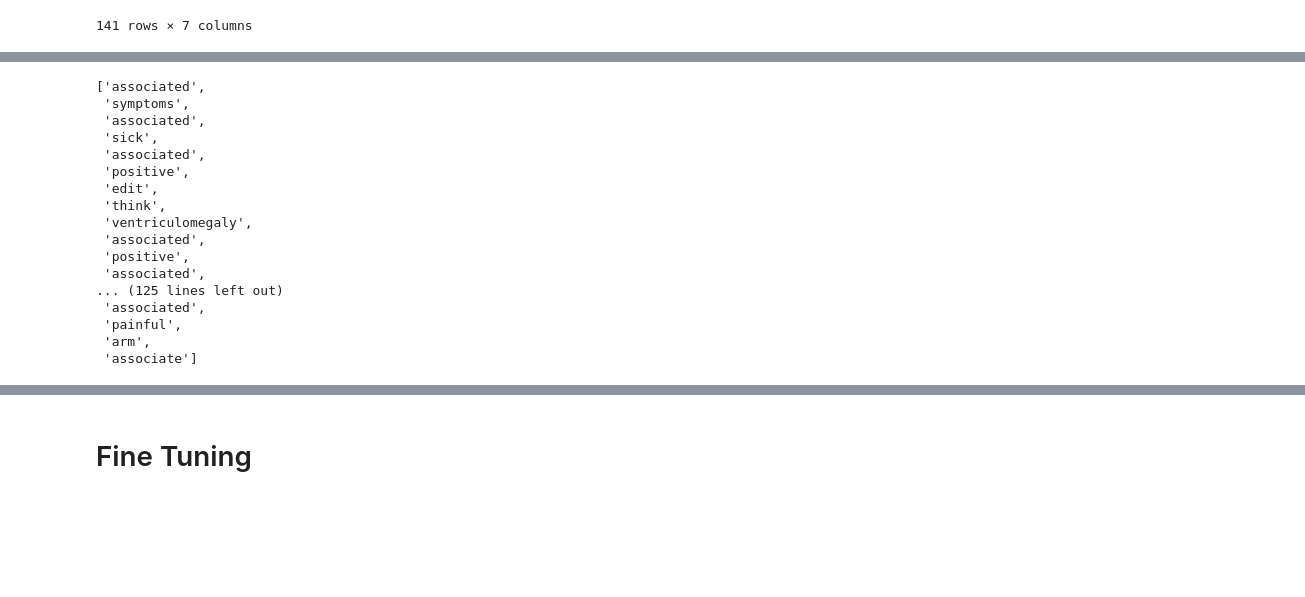
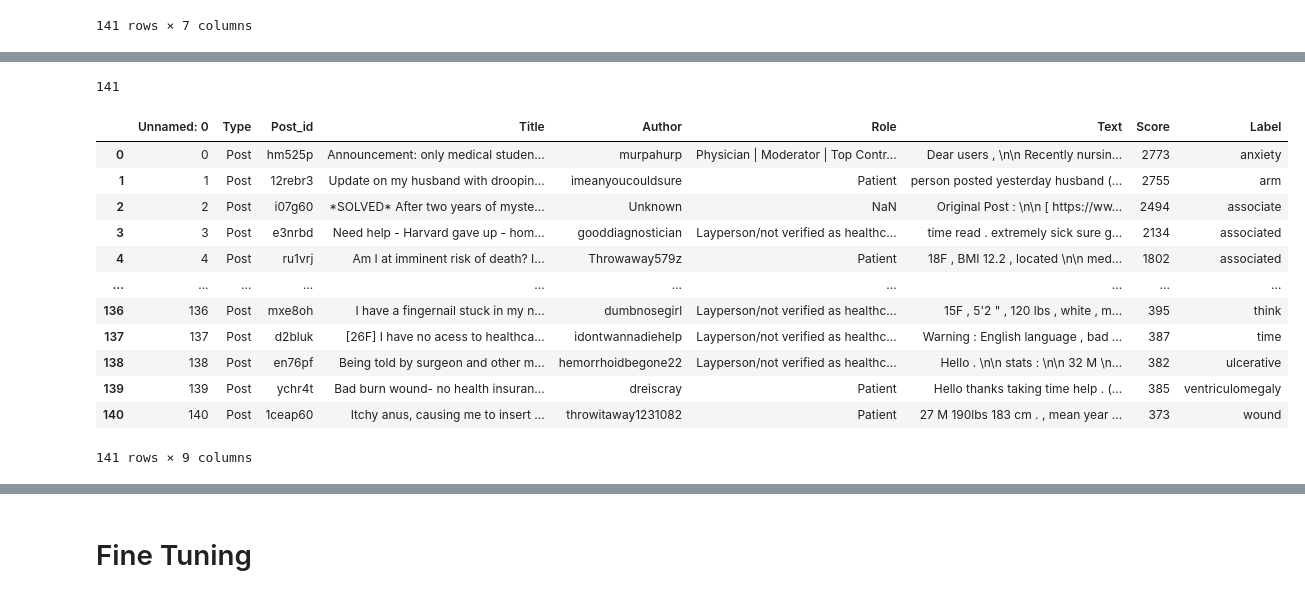
Before and after one commit to ksushrut/LLMProject, a Jupyter notebook: llm.ipynb, the cells around one changed output, grey strips where cells are left out. Cells and saved outputs as stored; diff of their text form; code cells hidden in the pictures; blank space fills up the shorter version.

Commit message:
solved code

```diff
--- a/llm.ipynb
+++ b/llm.ipynb
@@ -329,27 +357,29 @@ arm
 labelY=[]
 with open("labelsoutput.txt") as file:
   for item in file:
-
     labelY.append(item[:len(item)-1])
-labelY
+labelY.sort()
+print(len(labelY))
 # %% [output]
-['associated',
- 'symptoms',
- 'associated',
- 'sick',
- 'associated',
- 'positive',
- 'edit',
- 'think',
- 'ventriculomegaly',
- 'associated',
- 'positive',
- 'associated',
-... (125 lines left out)
- 'associated',
- 'painful',
- 'arm',
- 'associate']
+141
 # %%
+
 newcsv['Label'] = labelY
 newcsv.to_csv("finalfinal.csv")
+
+newcsv=pd.read_csv('finalfinal.csv')
+newcsv
+# %% [output]
+|  | Unnamed: 0 | Type | Post_id | Title | Author | Role | Text | Score | Label |
+| 0 | 0 | Post | hm525p | Announcement: only medical studen... | murpahurp | Physician | Moderator | Top Contr... | Dear users , \n\n Recently nursin... | 2773 | anxiety |
+| 1 | 1 | Post | 12rebr3 | Update on my husband with droopin... | imeanyoucouldsure | Patient | person posted yesterday husband (... | 2755 | arm |
+| 2 | 2 | Post | i07g60 | *SOLVED* After two years of myste... | Unknown | NaN | Original Post : \n\n [ https://ww... | 2494 | associate |
+| 3 | 3 | Post | e3nrbd | Need help - Harvard gave up - hom... | gooddiagnostician | Layperson/not verified as healthc... | time read . extremely sick sure g... | 2134 | associated |
+| 4 | 4 | Post | ru1vrj | Am I at imminent risk of death? I... | Throwaway579z | Patient | 18F , BMI 12.2 , located \n\n med... | 1802 | associated |
+| ... | ... | ... | ... | ... | ... | ... | ... | ... | ... |
+| 136 | 136 | Post | mxe8oh | I have a fingernail stuck in my n... | dumbnosegirl | Layperson/not verified as healthc... | 15F , 5'2 " , 120 lbs , white , m... | 395 | think |
+| 137 | 137 | Post | d2bluk | [26F] I have no acess to healthca... | idontwannadiehelp | Layperson/not verified as healthc... | Warning : English language , bad ... | 387 | time |
+| 138 | 138 | Post | en76pf | Being told by surgeon and other m... | hemorrhoidbegone22 | Layperson/not verified as healthc... | Hello . \n\n stats : \n\n 32 M \n... | 382 | ulcerative |
+| 139 | 139 | Post | ychr4t | Bad burn wound- no health insuran... | dreiscray | Patient | Hello thanks taking time help . (... | 385 | ventriculomegaly |
+| 140 | 140 | Post | 1ceap60 | Itchy anus, causing me to insert ... | throwitaway1231082 | Patient | 27 M 190lbs 183 cm . , mean year ... | 373 | wound |
+141 rows × 9 columns
```
Also changed, not shown: parts of 40 cells of this notebook, 3 other files.
